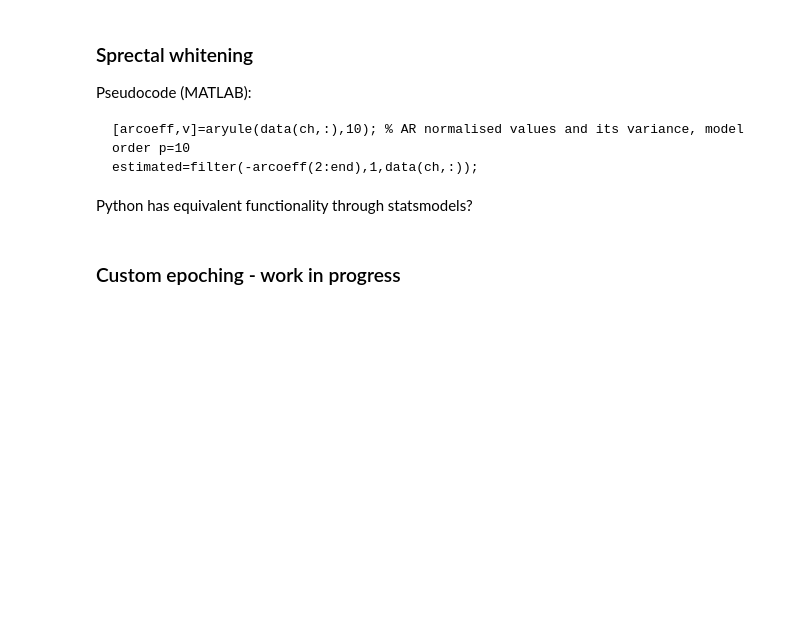
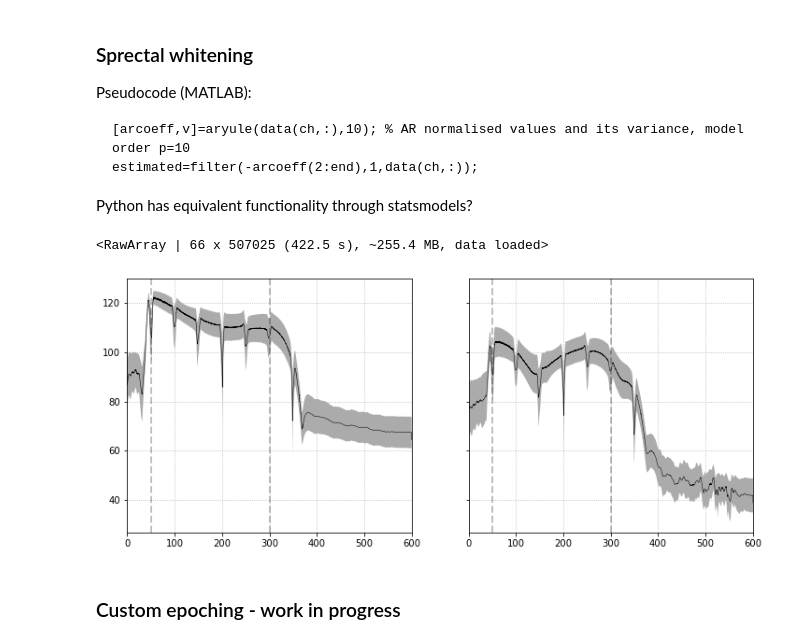
Before and after one commit to MKegler/ECoG_hack, a Jupyter notebook: PythonScreatchbook.ipynb, the cells around one changed output. Cells and saved outputs as stored; diff of their text form; code cells hidden in the pictures; blank space fills up the shorter version.

Commit message:
Comparisons of narrow- and broad-band models + whitening

````diff
--- a/PythonScreatchbook.ipynb
+++ b/PythonScreatchbook.ipynb
@@ -29,13 +43,27 @@ def load_data(path='./ecog/ECoG_Handpose.mat'):
 
     return raw
 
-def preprocess(raw, bp=[1,300], notch=True, avg_ref=True):
+def preprocess(raw, bp=[1,300], notch=True, avg_ref=True, whiten=False):
     raw.filter(*bp)
     if notch:
         raw.notch_filter(np.arange(50,raw.info['sfreq']/2,50), notch_widths=2, trans_bandwidth=10)
+    if whiten:
+        raw = whiten_raw(raw)
     if avg_ref:
         raw.set_eeg_reference('average')
     return raw
+
+def whiten_raw(raw):
+    data = raw.get_data()
+    data_wh = np.zeros(data[:60].shape)
+    for i in range(len(data_wh)):
+        arcoeff, v = yw(data[i], 10)
+        data_wh[i] = signal.lfilter(-arcoeff[1:], 1, data[i])
+
+    data[:60] = data_wh
+    raw_wh = mne.io.RawArray(data, raw.info)
+
+    return raw_wh
 # %% [markdown]
 ### Basic I/O
 # %%
@@ -165,6 +266,26 @@ estimated=filter(-arcoeff(2:end),1,data(ch,:));
 ```
 
 Python has equivalent functionality through statsmodels?
+# %%
+raw = load_data()
+raw = preprocess(raw, [1, 500], avg_ref=False)
+raw_wh = whiten_raw(raw)
+
+raw.filter(50,300)
+raw_wh.filter(50,300)
+# %% [output]
+<RawArray | 66 x 507025 (422.5 s), ~255.4 MB, data loaded>
+# %%
+f, ax = plt.subplots(1,2, sharex=True, sharey=True,  figsize=(12,5))
+
+picks=mne.pick_types(raw.info, ecog=True)
+
+raw.plot_psd(ax=ax[0], show=False, average=True, picks=picks, n_fft=int(10*raw.info['sfreq']))
+raw_wh.plot_psd(ax=ax[1], show=False, average=True, picks=picks, n_fft=int(10*raw.info['sfreq']))
+
+plt.show()
+# %% [output]
+[figure, added]
 # %% [markdown]
 ### Custom epoching - work in progress
 # %%
````
Also changed, not shown: parts of 11 cells of this notebook.
